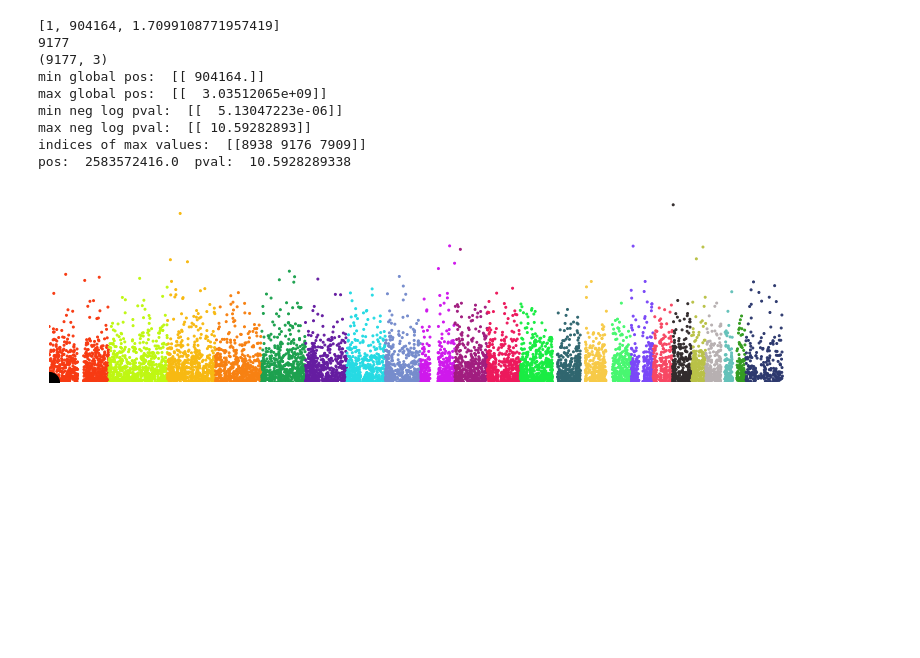
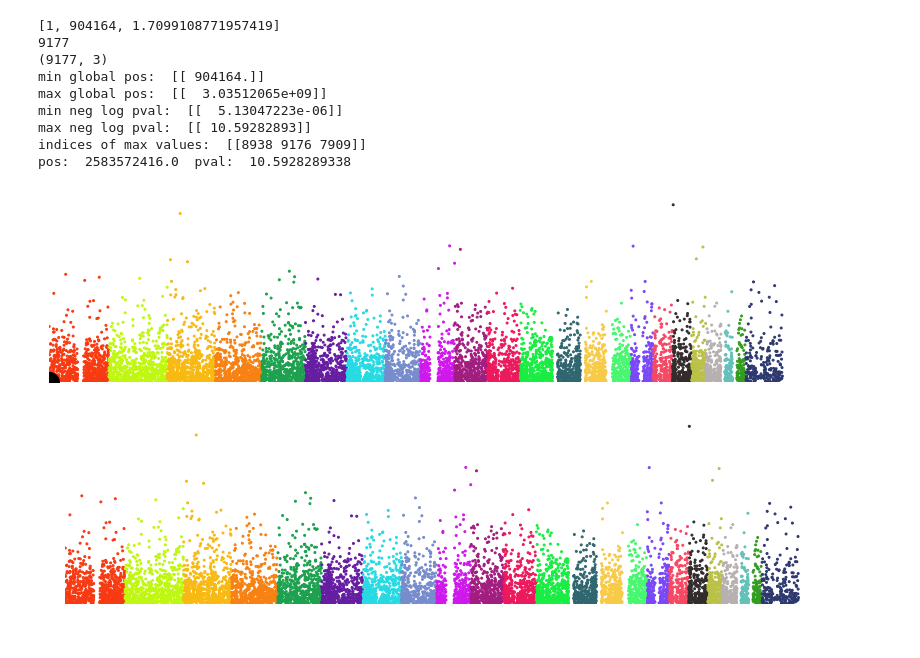
Before and after one commit to maccum/manhattan, a Jupyter notebook: jupyter_folder/manhattan_gwas_tutorial_data.ipynb, the cells around one changed output. Cells and saved outputs as stored; diff of their text form; code cells hidden in the pictures; blank space fills up the shorter version.

```diff
--- a/jupyter_folder/manhattan_gwas_tutorial_data.ipynb
+++ b/jupyter_folder/manhattan_gwas_tutorial_data.ipynb
@@ -245,3 +245,16 @@ plt.savefig('test.png', dpi=100, bbox_inches='tight', pad_inches=0.0)
 plt.show()
 # %% [output]
 [figure]
+# %%
+fig = plt.figure(figsize=(10.24, 2.56))
+ax=fig.add_axes([0,0,1,1])
+ax.set_axis_off()
+ax.scatter(sx, sy, c=color_list, s=4)
+ax.set_ylim([.000004,11])
+ax.set_xlim([900000,3.05*(10**9)])
+
+#ax.set_aspect('auto')
+plt.savefig('test.png', dpi=100)
+plt.show()
+# %% [output]
+[figure, added]
```
Also changed, not shown: parts of 2 cells of this notebook, 1 other file.
